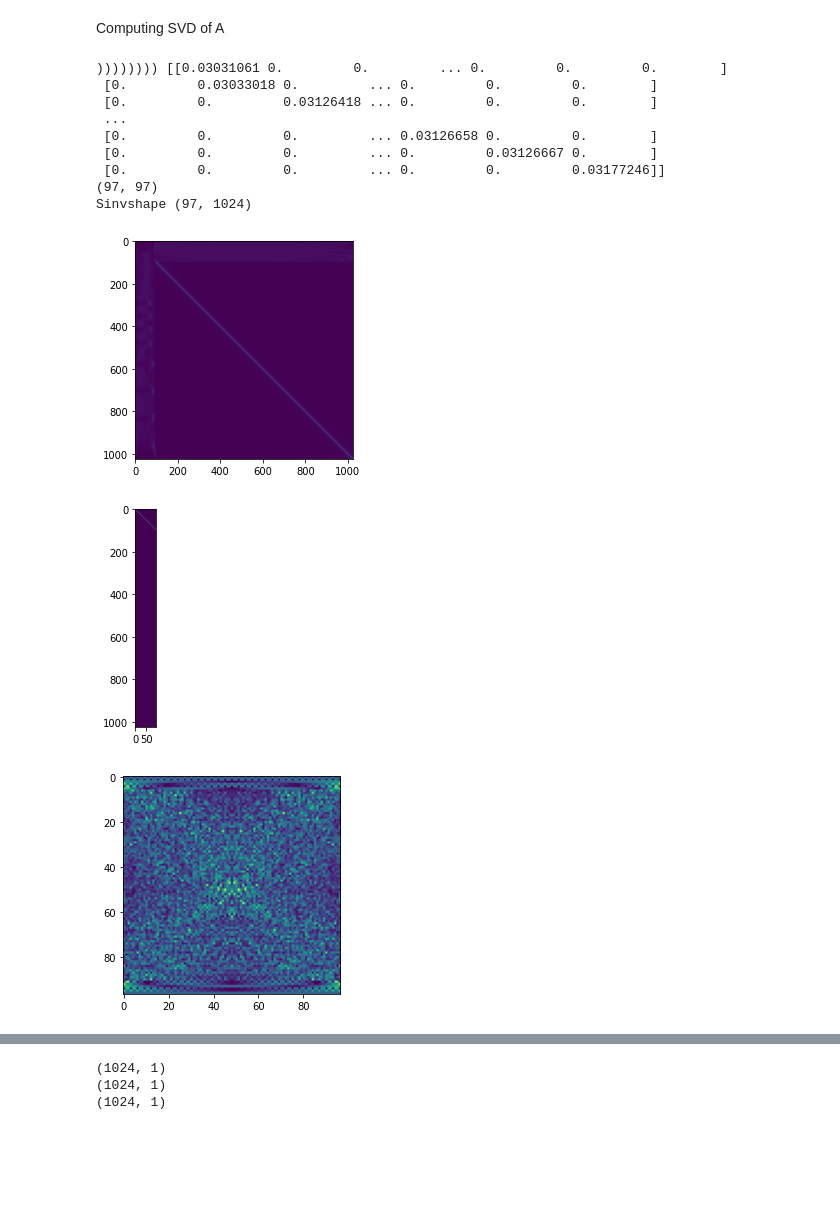
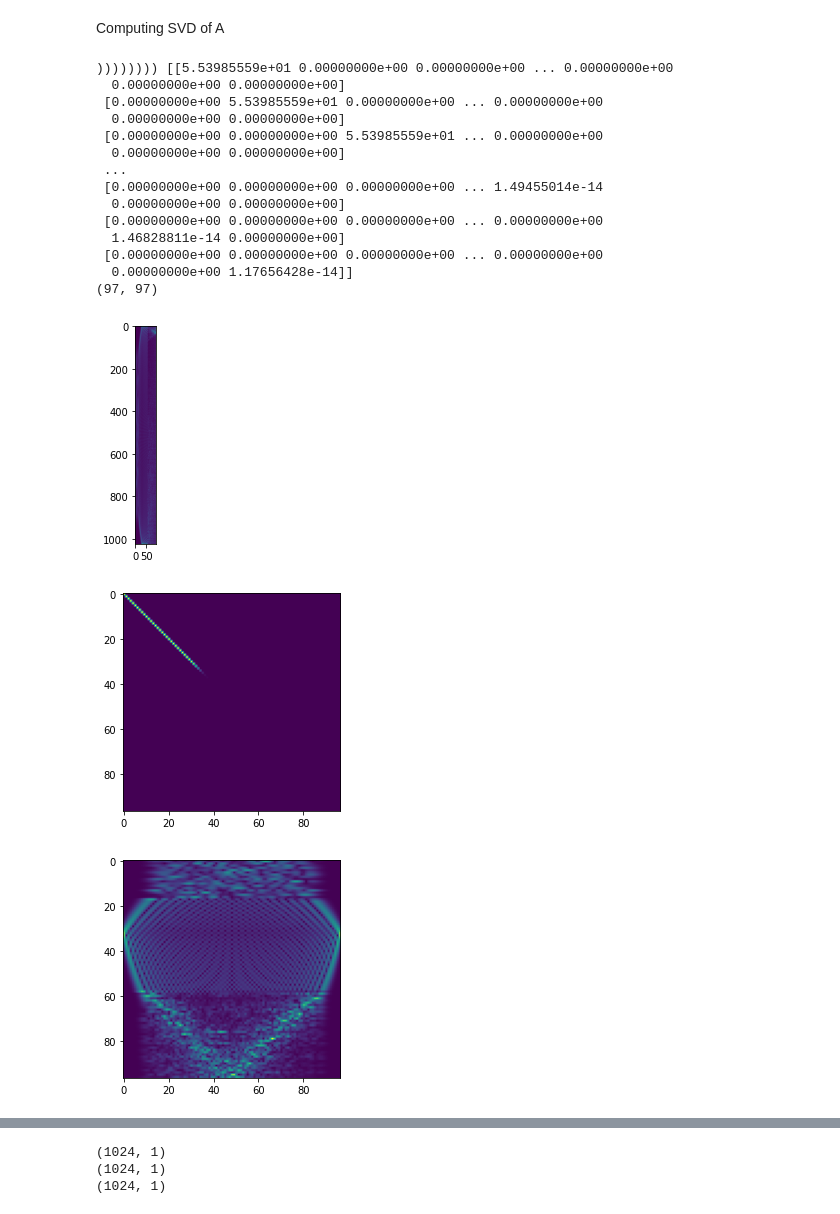
Before and after one commit to ShahabZada/Advanced-Mathematics-Assignments, a Jupyter notebook: Homework3/Q6.ipynb, the cells around one changed output, grey strips where cells are left out. Drawn from its saved outputs; the diff is of its cells as text; code cells hidden in the pictures; blank space fills up the shorter version.

```diff
--- a/Homework3/Q6.ipynb
+++ b/Homework3/Q6.ipynb
@@ -14,11 +14,14 @@ Numpy operations are way more faster than for loops
 
 def A_matrix_producer(M, B, S):
 
-	t = np.linspace(0, M, M).reshape((M, 1))
+	m = np.linspace(1,M,M).reshape(M,1)
+	t = (m-1)/(M-1)
 	print(t.shape)
-	k= (np.linspace(-B*S, B*S, 2*B*S+1).reshape((2*B*S+1,1)).T)/S
-	print(k.shape)
+	BS=B*S
+	print("BSSSSSSSSSSSSSSS",BS)
+	k= np.linspace(-BS, BS,2*BS+1).reshape(2*BS+1,1).T
+	print("K.shapeeeeeeeeeeeeeeeeeeeeeeeeeeee",k)
 	#vectorized implementation to generate matrix A
-	A = np.exp(np.dot(t, k)*2*pi*1j)
+	A = np.exp(np.dot(t, k/S)*2*pi*1j)
 	print("A matrix shape: ",A.shape)
 	return A
@@ -26,7 +42,8 @@ def A_matrix_producer(M, B, S):
 part(b) generating the function g(t) = cos(2π^2t)
 # %%
 M=1024
-t = np.linspace(0,1,M)
+m = np.linspace(1,M,M)
+t = (m-1)/(M-1)
 Y = np.cos(2*(pi**2)*t).reshape(M,1)
 plt.plot(t,Y,'r')
 plt.xlabel('t')
@@ -61,44 +72,49 @@ A matrix shape:  (1024, 97)
 # %% [markdown]
 Computing SVD of A
 # %%
-U, S_ecn, Vh = np.linalg.svd(A, full_matrices=True)
+U, S_ecn, Vh = np.linalg.svd(A, full_matrices=False)
 #converting 1D S to diagonal 2D sigma matrix
-S_ecn = np.diag(1/S_ecn)
+S_ecn = np.diag(S_ecn)
 print("))))))))",S_ecn)
 Z = np.zeros(((U.shape[0]-S_ecn.shape[0]),S_ecn.shape[1]))
 
-S = np.vstack((S_ecn,Z))
+S = S_ecn # np.vstack((S_ecn,Z))
 #print(S)
 #print(U)
 plt.imshow(abs(U))
 plt.figure()
 plt.imshow(abs(S))
 plt.figure()
 plt.imshow(abs(Vh))
 print(Vh.shape)
 # numpy SVD function returns the V matrtix as its conjugate transpose (Hermitian)
 #so we need to convert this to V by taking conjugate transpose
 V = Vh.T.conj()
 A_reconstruct = np.dot(np.dot(U,S),Vh)
 #S is not square so we take psudo inverse of S
-Sinv = np.dot(np.linalg.inv(np.dot(S.T,S)),S.T)
-print("Sinvshape",Sinv.shape)
-alpha_hat = np.dot(np.dot(np.dot(V,Sinv),U.T.conj()),Y)  # V S inv Uh
+#Sinv = np.dot(np.linalg.inv(np.dot(S.T,S)),S.T)
+#print("Sinvshape",Sinv.shape)
+alpha_hat = np.dot(np.dot(np.dot(V,np.linalg.inv(S)),U.T.conj()),Y)  # V S inv Uh
 
 y_pred_clean= np.dot(A_reconstruct, alpha_hat)
 # %% [output]
-)))))))) [[0.03031061 0.         0.         ... 0.         0.         0.        ]
- [0.         0.03033018 0.         ... 0.         0.         0.        ]
- [0.         0.         0.03126418 ... 0.         0.         0.        ]
+)))))))) [[5.53985559e+01 0.00000000e+00 0.00000000e+00 ... 0.00000000e+00
+  0.00000000e+00 0.00000000e+00]
+ [0.00000000e+00 5.53985559e+01 0.00000000e+00 ... 0.00000000e+00
+  0.00000000e+00 0.00000000e+00]
+ [0.00000000e+00 0.00000000e+00 5.53985559e+01 ... 0.00000000e+00
+  0.00000000e+00 0.00000000e+00]
  ...
- [0.         0.         0.         ... 0.03126658 0.         0.        ]
- [0.         0.         0.         ... 0.         0.03126667 0.        ]
- [0.         0.         0.         ... 0.         0.         0.03177246]]
+ [0.00000000e+00 0.00000000e+00 0.00000000e+00 ... 1.49455014e-14
+  0.00000000e+00 0.00000000e+00]
+ [0.00000000e+00 0.00000000e+00 0.00000000e+00 ... 0.00000000e+00
+  1.46828811e-14 0.00000000e+00]
+ [0.00000000e+00 0.00000000e+00 0.00000000e+00 ... 0.00000000e+00
+  0.00000000e+00 1.17656428e-14]]
 (97, 97)
-Sinvshape (97, 1024)
-[figure, old version]
+[figure, new version]
-[figure, old version]
+[figure, new version]
-[figure, old version]
+[figure, new version]
 # %%
 plt.plot(t,y_pred_clean, color = 'r')
 plt.scatter(t,Y, color = 'c')
```
Also changed, not shown: parts of 6 cells of this notebook.
